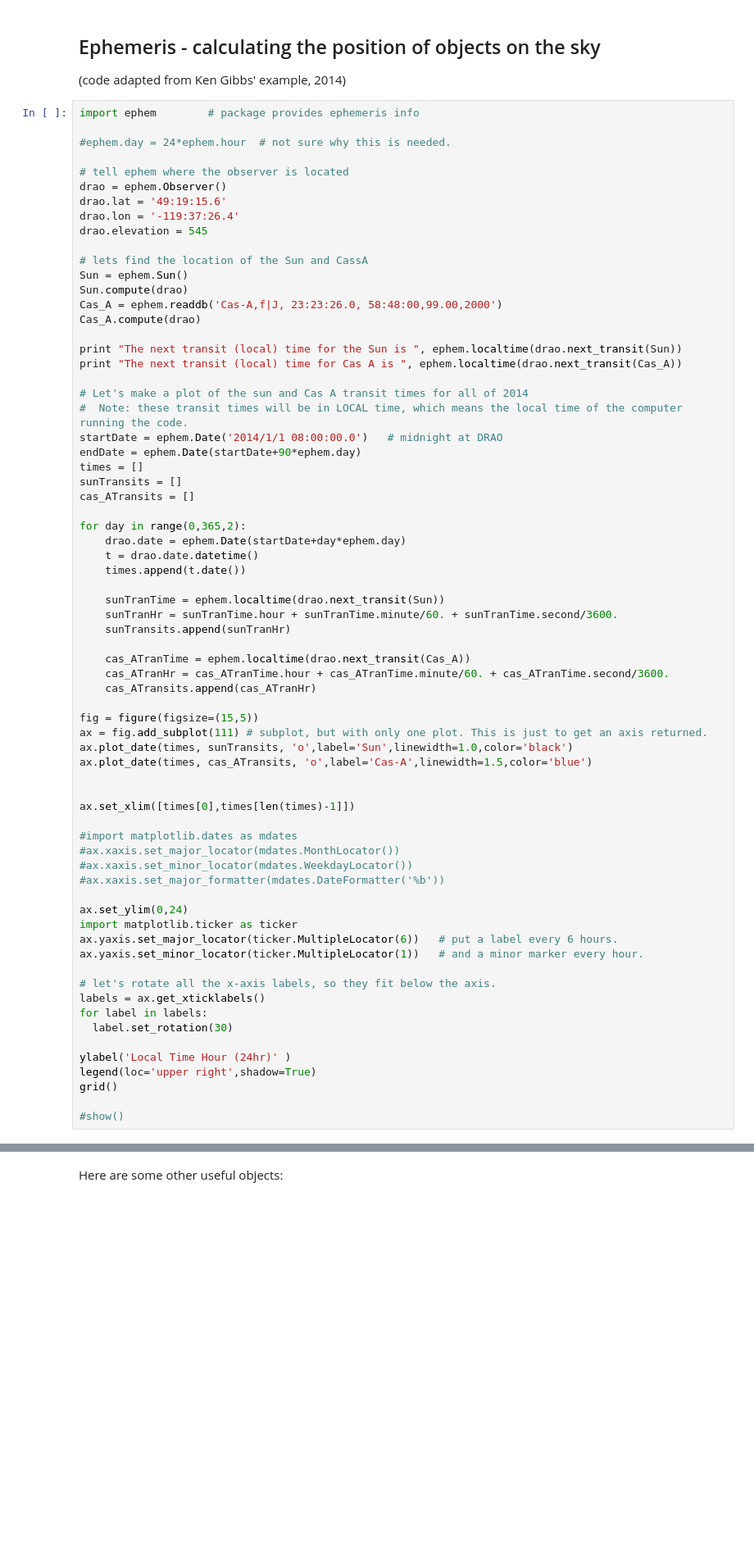
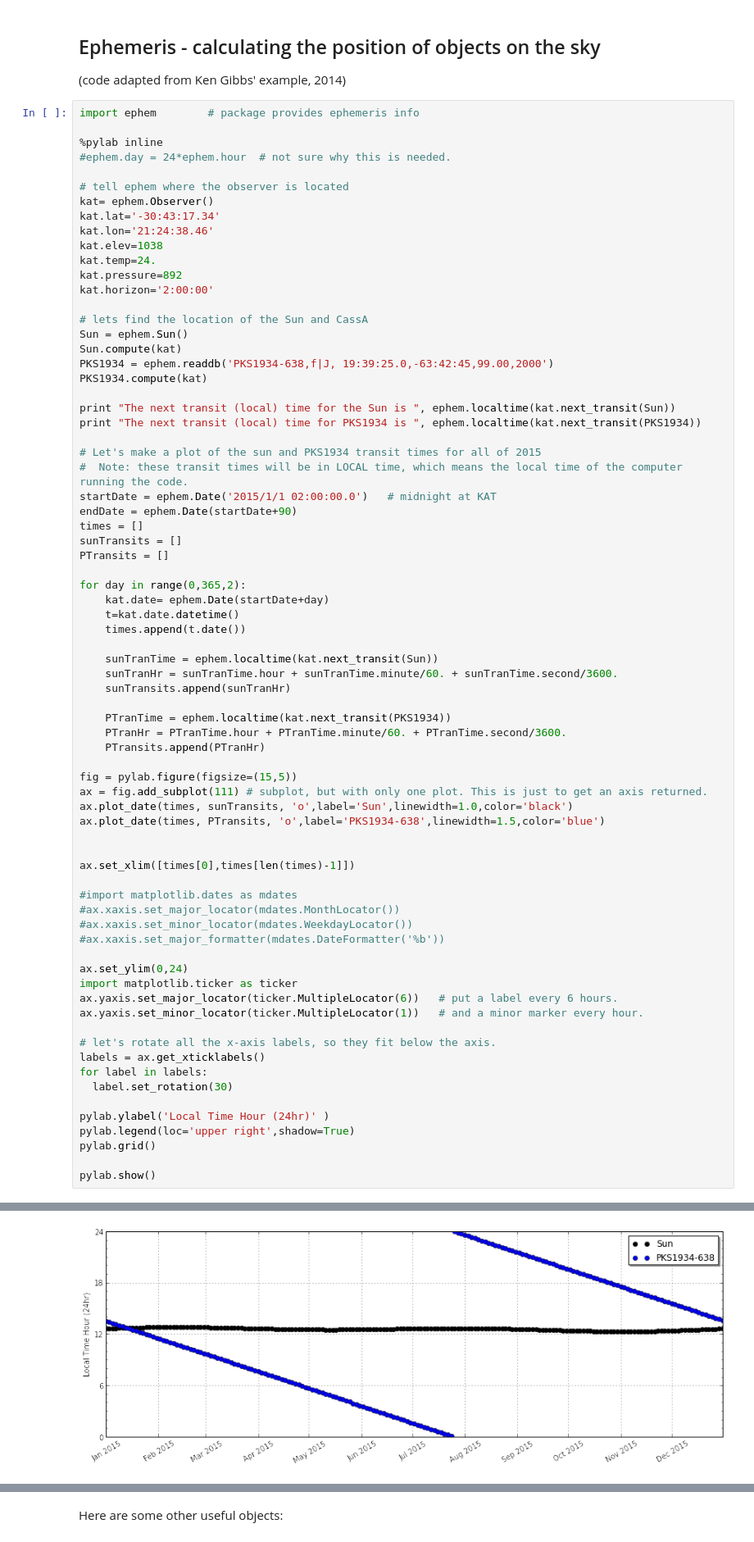
Before and after one commit to tony2heads/OddNotebooks, a Jupyter notebook: astro_examples.ipynb, the cells around one changed output, grey strips where cells are left out. Shown at 82% size. Drawn from its saved outputs; the diff is of its cells as text; blank space fills up the shorter version.

```diff
--- a/astro_examples.ipynb
+++ b/astro_examples.ipynb
@@ -31,48 +31,52 @@ see also: http://nbviewer.ipython.org/urls/dl.dropboxusercontent.com/u/50021999/
 # %%
 import ephem        # package provides ephemeris info
 
+%pylab inline
 #ephem.day = 24*ephem.hour  # not sure why this is needed.
 
 # tell ephem where the observer is located
-drao = ephem.Observer()
-drao.lat = '49:19:15.6'
-drao.lon = '-119:37:26.4'
-drao.elevation = 545
+kat= ephem.Observer()
+kat.lat='-30:43:17.34'
+kat.lon='21:24:38.46'
+kat.elev=1038
+kat.temp=24.
+kat.pressure=892
+kat.horizon='2:00:00'
 
 # lets find the location of the Sun and CassA
 Sun = ephem.Sun()
-Sun.compute(drao)
-Cas_A = ephem.readdb('Cas-A,f|J, 23:23:26.0, 58:48:00,99.00,2000')
-Cas_A.compute(drao)
+Sun.compute(kat)
+PKS1934 = ephem.readdb('PKS1934-638,f|J, 19:39:25.0,-63:42:45,99.00,2000')
+PKS1934.compute(kat)
 
-print "The next transit (local) time for the Sun is ", ephem.localtime(drao.next_transit(Sun))
-print "The next transit (local) time for Cas A is ", ephem.localtime(drao.next_transit(Cas_A))
+print "The next transit (local) time for the Sun is ", ephem.localtime(kat.next_transit(Sun))
+print "The next transit (local) time for PKS1934 is ", ephem.localtime(kat.next_transit(PKS1934))
 
-# Let's make a plot of the sun and Cas A transit times for all of 2014
+# Let's make a plot of the sun and PKS1934 transit times for all of 2015
 #  Note: these transit times will be in LOCAL time, which means the local time of the computer running the code.
-startDate = ephem.Date('2014/1/1 08:00:00.0')   # midnight at DRAO
-endDate = ephem.Date(startDate+90*ephem.day)
+startDate = ephem.Date('2015/1/1 02:00:00.0')   # midnight at KAT
+endDate = ephem.Date(startDate+90)
 times = []
 sunTransits = []
-cas_ATransits = []
+PTransits = []
 
 for day in range(0,365,2):
-    drao.date = ephem.Date(startDate+day*ephem.day)
-    t = drao.date.datetime()
+    kat.date= ephem.Date(startDate+day)
+    t=kat.date.datetime()
     times.append(t.date())
 
-    sunTranTime = ephem.localtime(drao.next_transit(Sun))
+    sunTranTime = ephem.localtime(kat.next_transit(Sun))
     sunTranHr = sunTranTime.hour + sunTranTime.minute/60. + sunTranTime.second/3600.
     sunTransits.append(sunTranHr)
 
-    cas_ATranTime = ephem.localtime(drao.next_transit(Cas_A))
-    cas_ATranHr = cas_ATranTime.hour + cas_ATranTime.minute/60. + cas_ATranTime.second/3600.
-    cas_ATransits.append(cas_ATranHr)
+    PTranTime = ephem.localtime(kat.next_transit(PKS1934))
+    PTranHr = PTranTime.hour + PTranTime.minute/60. + PTranTime.second/3600.
+    PTransits.append(PTranHr)
 
-fig = figure(figsize=(15,5))
+fig = pylab.figure(figsize=(15,5))
 ax = fig.add_subplot(111) # subplot, but with only one plot. This is just to get an axis returned.
 ax.plot_date(times, sunTransits, 'o',label='Sun',linewidth=1.0,color='black')
-ax.plot_date(times, cas_ATransits, 'o',label='Cas-A',linewidth=1.5,color='blue')
+ax.plot_date(times, PTransits, 'o',label='PKS1934-638',linewidth=1.5,color='blue')
 
 
 ax.set_xlim([times[0],times[len(times)-1]])
@@ -92,9 +96,9 @@ labels = ax.get_xticklabels()
 for label in labels:
   label.set_rotation(30)
 
-ylabel('Local Time Hour (24hr)' )
-legend(loc='upper right',shadow=True)
-grid()
+pylab.ylabel('Local Time Hour (24hr)' )
+pylab.legend(loc='upper right',shadow=True)
+pylab.grid()
 
-#show()
+pylab.show()
 # %% [output]
@@ -103,0 +108 @@ AttributeError: 'module' object has no attribute 'day'
+[figure, added]
```
Also changed, not shown: parts of 9 cells of this notebook, 6 other files.
